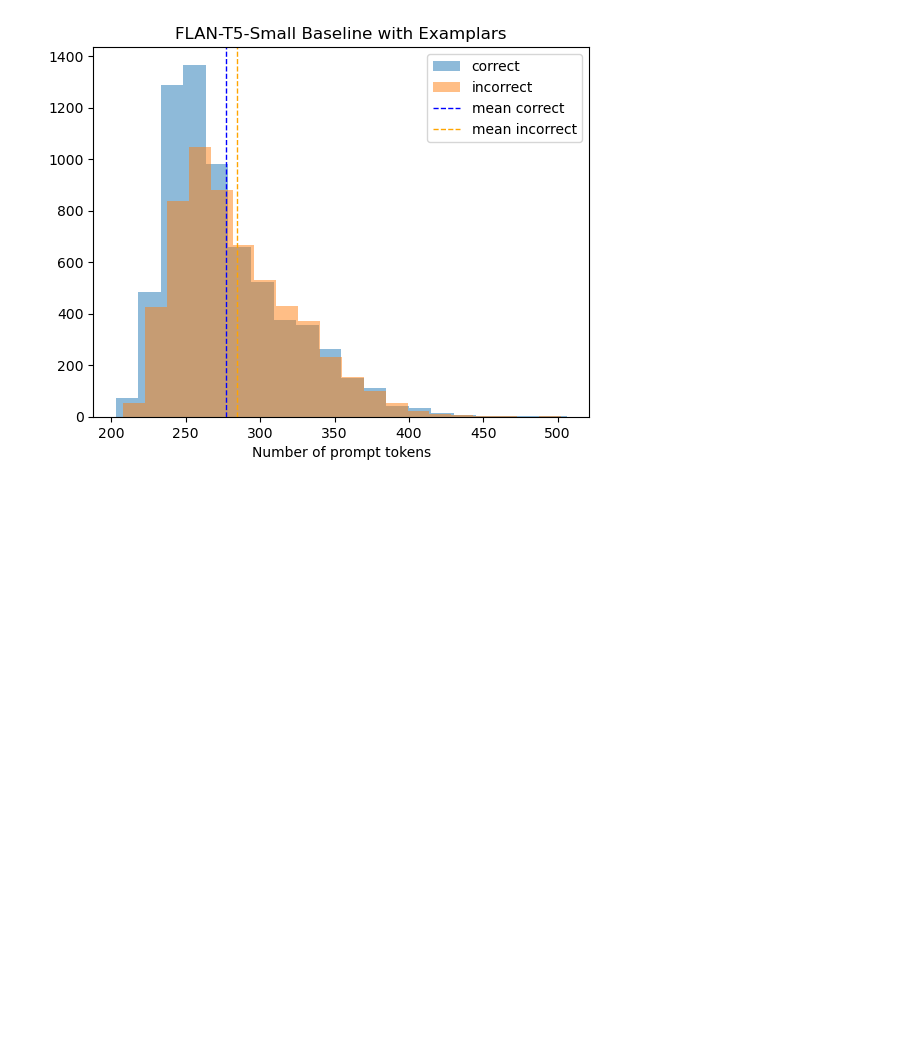
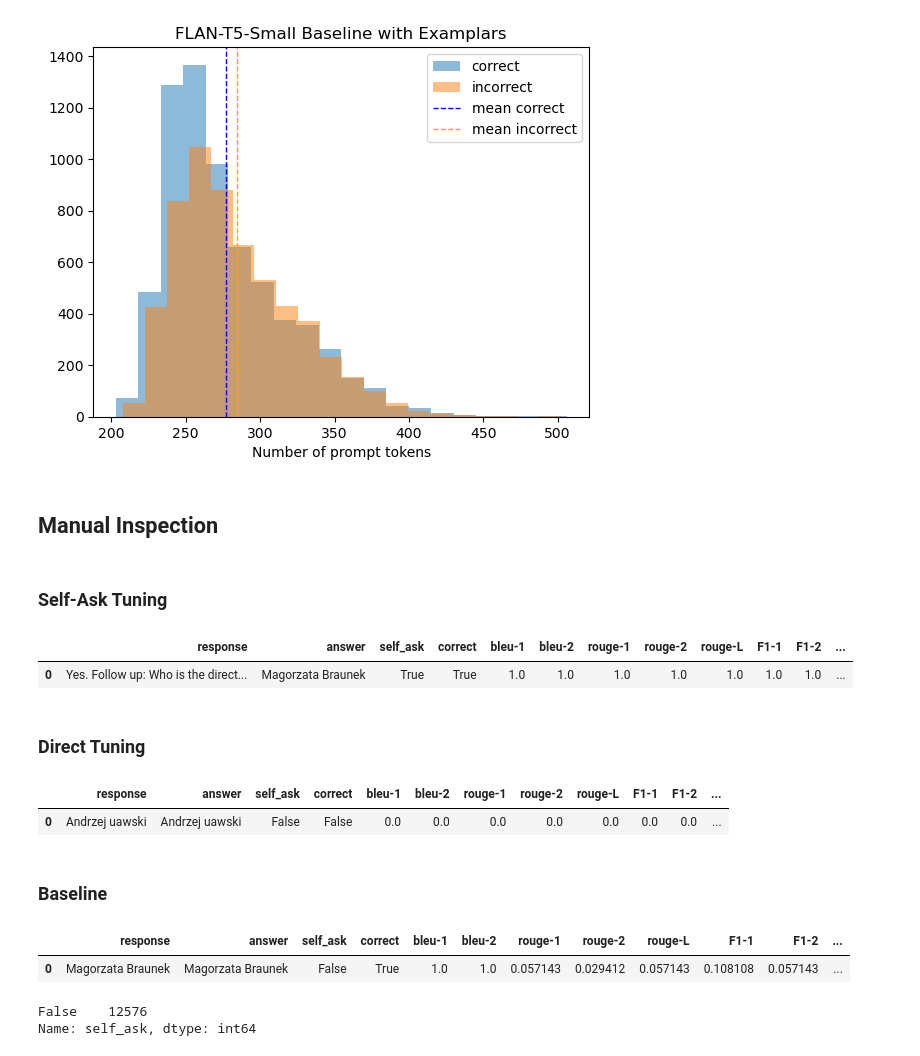
Before and after one commit to RichardMathewsII/compositional-reasoning-finetuning, a Jupyter notebook: finetuning-status-analysis.ipynb, the cells around one changed output. Saved outputs shown, nothing was run; the diff lists cells and outputs as text; code cells hidden in the pictures; blank space fills up the shorter version.

```diff
--- a/finetuning-status-analysis.ipynb
+++ b/finetuning-status-analysis.ipynb
@@ -201,3 +201,16 @@ Name: num_prompt_tokens, dtype: float64
 plot_context_size_distributions(context_flan_t5_baseline_with_examplars, title="FLAN-T5-Small Baseline with Examplars")
 # %% [output]
 [figure]
+# %% [markdown]
+## Manual Inspection
+# %% [markdown]
+### Self-Ask Tuning
+# %%
+test = pd.DataFrame(load_TestData("data/MultihopEvaluation/self-ask-with-examplars.json"))
+# %%
+self_ask_responses = load_responses(model="flan-t5-small", finetuning="self-ask", examplars=True)
+self_ask_responses = pd.concat([self_ask_responses, flan_t5_self_ask_with_examplars, test[["prompt", "target"]]], axis=1)
+self_ask_responses.head(1)
+# %% [output]
+|  | response | answer | self_ask | correct | bleu-1 | bleu-2 | rouge-1 | rouge-2 | rouge-L | F1-1 | F1-2 | ... |
+| 0 | Yes. Follow up: Who is the direct... | Magorzata Braunek | True | True | 1.0 | 1.0 | 1.0 | 1.0 | 1.0 | 1.0 | 1.0 | ... |
@@ -203,0 +248,2 @@ plot_context_size_distributions(context_flan_t5_baseline_with_examplars, title="
+# %% [markdown]
+### Direct Tuning
@@ -203,0 +252,7 @@ plot_context_size_distributions(context_flan_t5_baseline_with_examplars, title="
+# %%
+direct_responses = load_responses(model="t5-small", finetuning="direct", examplars=False)
+direct_responses = pd.concat([direct_responses, t5_direct_without_examplars, test[["prompt", "target"]]], axis=1)
+direct_responses.head(1)
+# %% [output]
+|  | response | answer | self_ask | correct | bleu-1 | bleu-2 | rouge-1 | rouge-2 | rouge-L | F1-1 | F1-2 | ... |
+| 0 | Andrzej uawski | Andrzej uawski | False | False | 0.0 | 0.0 | 0.0 | 0.0 | 0.0 | 0.0 | 0.0 | ... |
@@ -203,0 +290,2 @@ plot_context_size_distributions(context_flan_t5_baseline_with_examplars, title="
+# %% [markdown]
+### Baseline
@@ -203,0 +294,12 @@ plot_context_size_distributions(context_flan_t5_baseline_with_examplars, title="
+# %%
+baseline_responses = load_responses(model="flan-t5-small", finetuning=None, examplars=True)
+baseline_responses = pd.concat([baseline_responses, flan_t5_baseline_with_examplars, test[["prompt", "target"]]], axis=1)
+baseline_responses.head(1)
+# %% [output]
+|  | response | answer | self_ask | correct | bleu-1 | bleu-2 | rouge-1 | rouge-2 | rouge-L | F1-1 | F1-2 | ... |
+| 0 | Magorzata Braunek | Magorzata Braunek | False | True | 1.0 | 1.0 | 0.057143 | 0.029412 | 0.057143 | 0.108108 | 0.057143 | ... |
+# %%
+baseline_responses.self_ask.value_counts()
+# %% [output]
+False    12576
+Name: self_ask, dtype: int64
```
Also changed, not shown: parts of 6 cells of this notebook.
